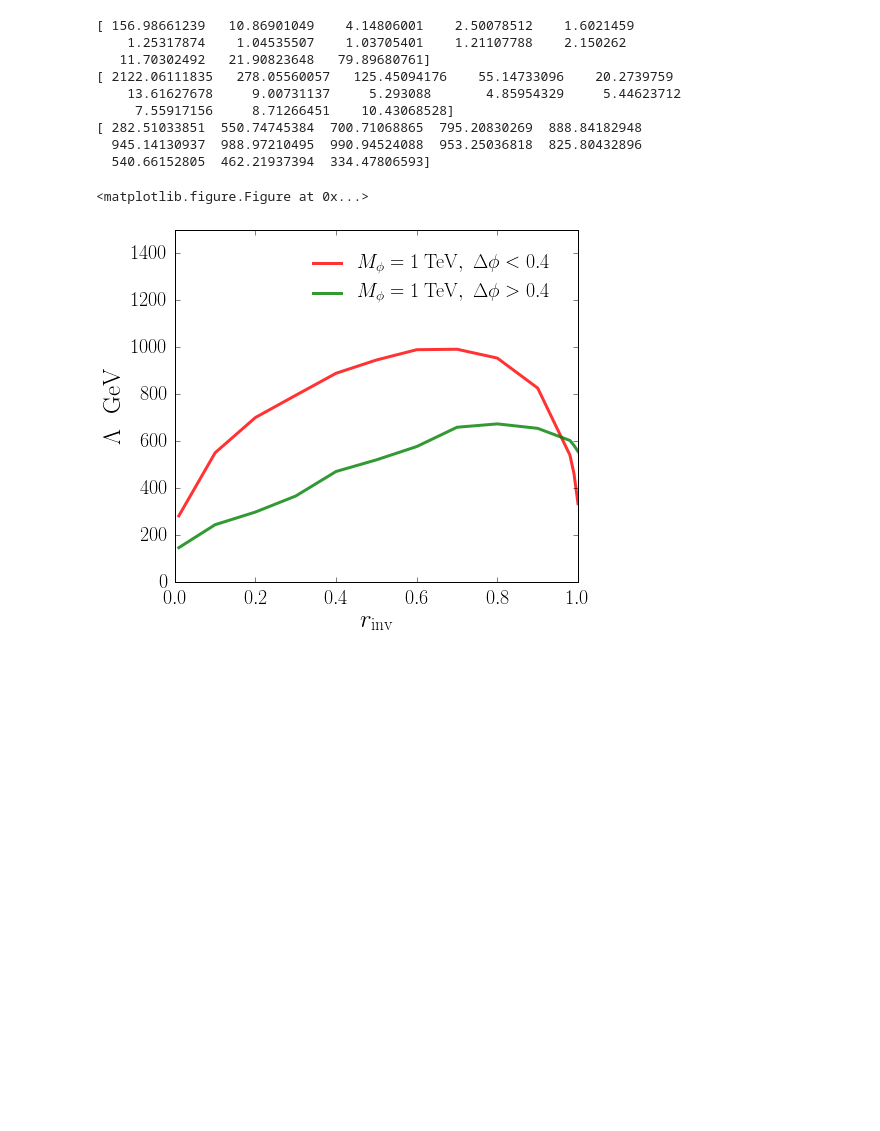
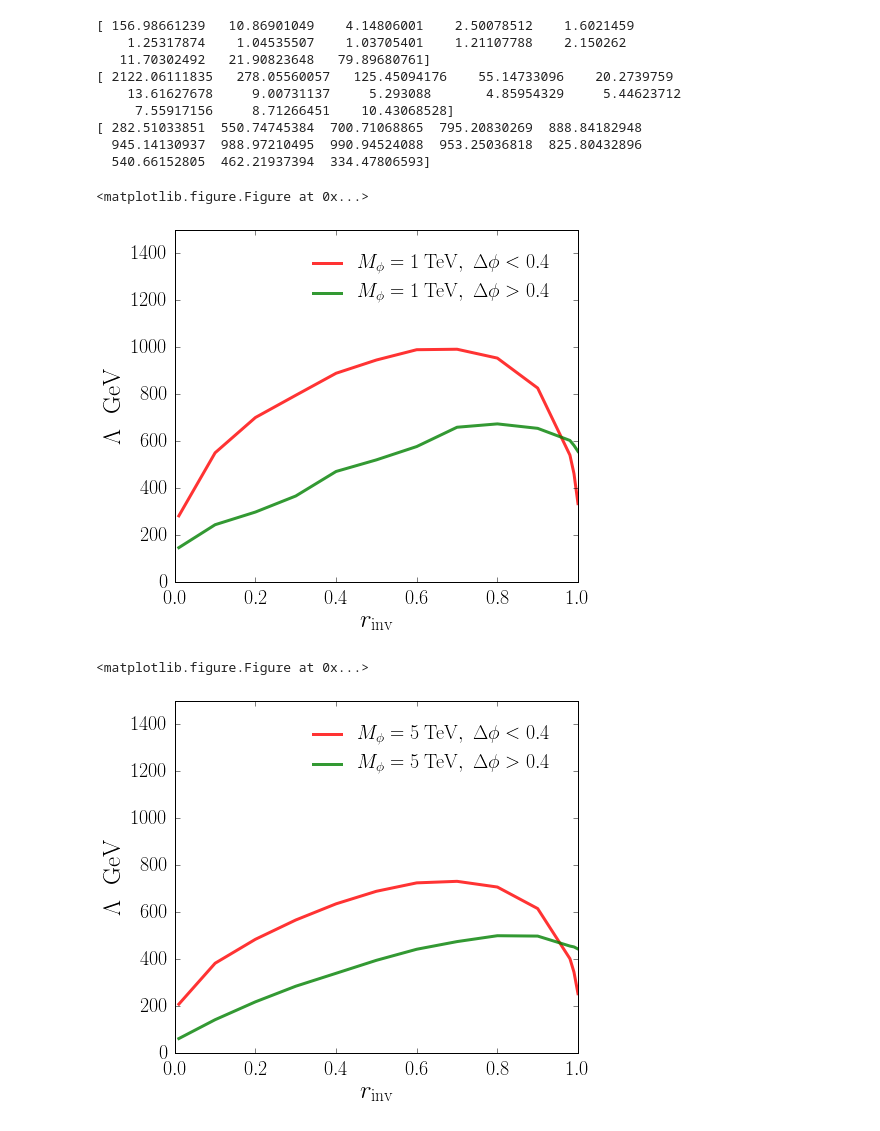
Before and after one commit to smsharma/DarkShowers, a Jupyter notebook: analysis/stats_tchannel.ipynb, the cells around one changed output. Saved outputs shown, nothing was run; the diff lists cells and outputs as text; code cells hidden in the pictures; blank space fills up the shorter version.

Commit message:
updated tchannel

```diff
--- a/analysis/stats_tchannel.ipynb
+++ b/analysis/stats_tchannel.ipynb
@@ -119,6 +119,7 @@ def get_sig(mass):
     return [ sigup, sigdown ]
 
 sig1000=get_sig(1000)
+sig5000=get_sig(5000)
 # %%
 def nsig(sig, cut, lumi=37*1000, mix=[4./(4./3 *.59)**2 , 4./(2./3 *.59)**2]):
     [ sig1, sig2 ] = sig
@@ -153,6 +148,10 @@ cutnbkg2=[ np.sum(nbkg(c+commoncut)) for c in cutlist2 ]
 
 cutnsig1=[ nsig(sig1000, c+commoncut) for c in cutlist1 ]
 cutnsig2=[ nsig(sig1000, c+commoncut) for c in cutlist2 ]
+
+
+cutnsig1_5000=[ nsig(sig5000, c+commoncut) for c in cutlist1 ]
+cutnsig2_5000=[ nsig(sig5000, c+commoncut) for c in cutlist2 ]
 
 
 from scipy.optimize import bisect
@@ -175,14 +174,26 @@ cutlim2 = [ limit(n) for n in cutnbkg2 ]
 exc_sig_factor1 = np.asarray([ cutlim1[i]/l for i,l in enumerate(cutnsig1)])
 exc_sig_factor2 = np.asarray([ cutlim2[i]/l for i,l in enumerate(cutnsig2)])
 
+exc_sig_factor1_5000 = np.asarray([ cutlim1[i]/l for i,l in enumerate(cutnsig1_5000)])
+exc_sig_factor2_5000 = np.asarray([ cutlim2[i]/l for i,l in enumerate(cutnsig2_5000)])
+
+
 exc_sig_factor1 = np.amin(exc_sig_factor1, axis=0)
 exc_sig_factor2 = np.amin(exc_sig_factor2, axis=0)
+
+exc_sig_factor1_5000 = np.amin(exc_sig_factor1_5000, axis=0)
+exc_sig_factor2_5000 = np.amin(exc_sig_factor2_5000, axis=0)
+
 
 print(exc_sig_factor1)
 print(exc_sig_factor2)
 
 cutoff1 = 1000./exc_sig_factor1**(1./4)
 cutoff2 = 1000./exc_sig_factor2**(1./4)
+
+cutoff1_5000 = 5000./exc_sig_factor1_5000**(1./4)
+cutoff2_5000 = 5000./exc_sig_factor2_5000**(1./4)
+
 print(cutoff1)
 # %% [output]
 [ 156.98661239   10.86901049    4.14806001    2.50078512    1.6021459
@@ -197,24 +208,48 @@ print(cutoff1)
 # %%
 plt.figure()
 
 fig=plt.figure("m", figsize=(8,7))
 plt.subplots_adjust(left=0.2, right=0.90, top=0.9, bottom=0.2)
 
 rinv=[.01,.1,.2,.3,.4,.5,.6,.7,.8,.9,.98,.99,1]
 
 plt.plot(rinv,cutoff1,label=r'$M_\phi = 1\;{\rm TeV},\; \Delta \phi < 0.4$',lw=3,alpha=.8,c='red')
 plt.plot(rinv,cutoff2,label=r'$M_\phi = 1\;{\rm TeV},\; \Delta \phi > 0.4$',lw=3,alpha=.8,c='green')
 
 plt.ylim([0,1500])
 plt.xlabel(r'$ r_{\rm inv}$', fontsize=25)
 plt.ylabel(r'$ \Lambda\,\,{\rm\; GeV}$', fontsize=25)
 
 plt.legend(bbox_to_anchor=(0, 0, .95, 0.95),
            fontsize=20, ncol=1,frameon=False,
            handletextpad=.5, columnspacing=.8,
            borderaxespad=0.)
 
-plt.savefig("cutoff_tchannel_associated.pdf")
+plt.savefig("cutoff_tchannel_associated_1000.pdf")
+
+
+plt.figure()
+
+fig=plt.figure("5000", figsize=(8,7))
+plt.subplots_adjust(left=0.2, right=0.90, top=0.9, bottom=0.2)
+
+rinv=[.01,.1,.2,.3,.4,.5,.6,.7,.8,.9,.98,.99,1]
+
+plt.plot(rinv,cutoff1_5000,label=r'$M_\phi = 5\;{\rm TeV},\; \Delta \phi < 0.4$',lw=3,alpha=.8,c='red')
+plt.plot(rinv,cutoff2_5000,label=r'$M_\phi = 5\;{\rm TeV},\; \Delta \phi > 0.4$',lw=3,alpha=.8,c='green')
+
+plt.ylim([0,1500])
+plt.xlabel(r'$ r_{\rm inv}$', fontsize=25)
+plt.ylabel(r'$ \Lambda\,\,{\rm\; GeV}$', fontsize=25)
+
+plt.legend(bbox_to_anchor=(0, 0, .95, 0.95),
+           fontsize=20, ncol=1,frameon=False,
+           handletextpad=.5, columnspacing=.8,
+           borderaxespad=0.)
+
+plt.savefig("cutoff_tchannel_associated_5000.pdf")
 # %% [output]
 <matplotlib.figure.Figure at 0x...>
 [figure]
+<matplotlib.figure.Figure at 0x...>
+[figure, added]
```
Also changed, not shown: parts of 1 cell of this notebook, 2 other files.
